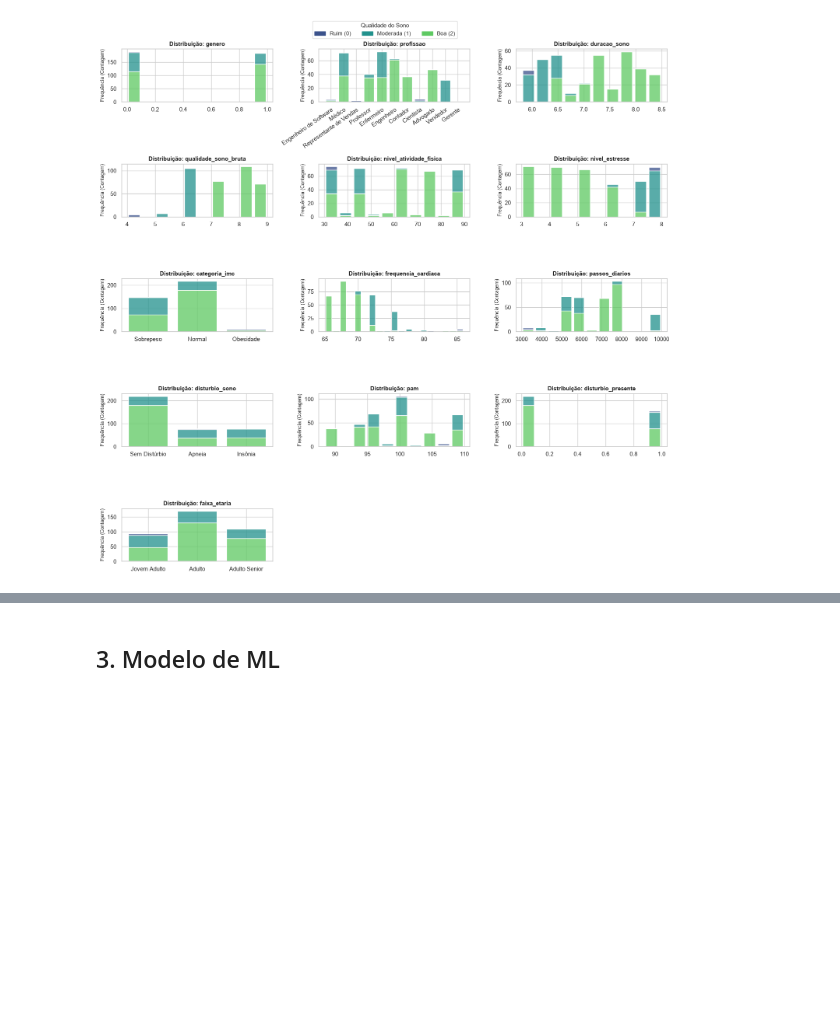
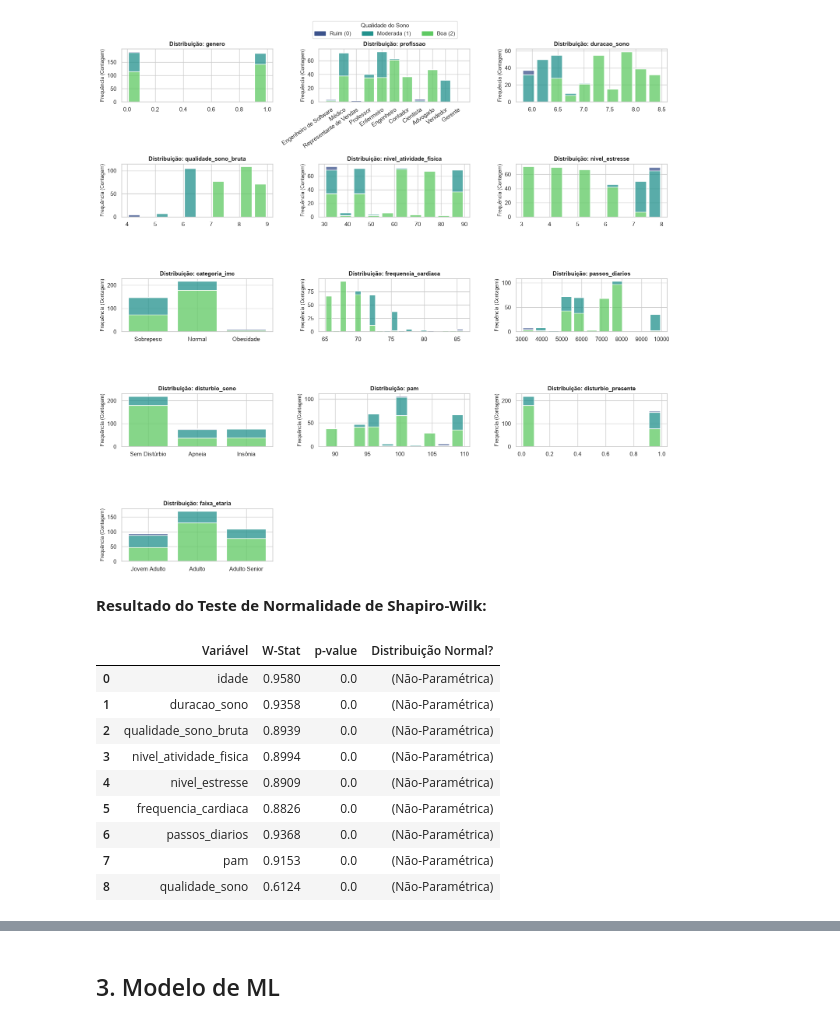
Before and after one commit to Squad-Nina-da-Hora/wmc-projeto-final-lifestyle, a Jupyter notebook: analise.ipynb, the cells around one changed output, grey strips where cells are left out. Drawn from its saved outputs; the diff is of its cells as text; code cells hidden in the pictures; blank space fills up the shorter version.

```diff
--- a/analise.ipynb
+++ b/analise.ipynb
@@ -627,3 +627,44 @@ plt.tight_layout()
 plt.show()
 # %% [output]
 [figure]
+# %%
+# Verificando normalidade dos dados
+
+def verificar_normalidade(dados):
+    resultados = []
+
+    for col in dados.columns:
+        # Verifica se a coluna é numérica e tem mais de 2 valores únicos (para ignorar binárias)
+        if pd.api.types.is_numeric_dtype(dados[col]) and dados[col].nunique() > 2:
+
+            # Executa o teste de Shapiro-Wilk
+            stat, p_valor = shapiro(dados[col].dropna())
+            dist_normal = 'Sim (Normal)'if p_valor > 0.05 else '(Não-Paramétrica)'
+
+            resultados.append({
+                'Variável': col,
+                'W-Stat': round(stat, 4),
+                'p-value': round(p_valor, 4),
+                'Distribuição Normal?': dist_normal
+            })
+
+    # Transforma em DataFrame para exibir como uma tabela limpa
+    dados_resultados = pd.DataFrame(resultados)
+    return dados_resultados
+
+# Executa a função passando o dataframe tratado
+tab_normalidade = verificar_normalidade(dados)
+display(Markdown('**Resultado do Teste de Normalidade de Shapiro-Wilk:**'))
+display(tab_normalidade)
+# %% [output]
+**Resultado do Teste de Normalidade de Shapiro-Wilk:**
+|  | Variável | W-Stat | p-value | Distribuição Normal? |
+| 0 | idade | 0.9580 | 0.0 | (Não-Paramétrica) |
+| 1 | duracao_sono | 0.9358 | 0.0 | (Não-Paramétrica) |
+| 2 | qualidade_sono_bruta | 0.8939 | 0.0 | (Não-Paramétrica) |
+| 3 | nivel_atividade_fisica | 0.8994 | 0.0 | (Não-Paramétrica) |
+| 4 | nivel_estresse | 0.8909 | 0.0 | (Não-Paramétrica) |
+| 5 | frequencia_cardiaca | 0.8826 | 0.0 | (Não-Paramétrica) |
+| 6 | passos_diarios | 0.9368 | 0.0 | (Não-Paramétrica) |
+| 7 | pam | 0.9153 | 0.0 | (Não-Paramétrica) |
+| 8 | qualidade_sono | 0.6124 | 0.0 | (Não-Paramétrica) |
```
Also changed, not shown: parts of 2 cells of this notebook.
